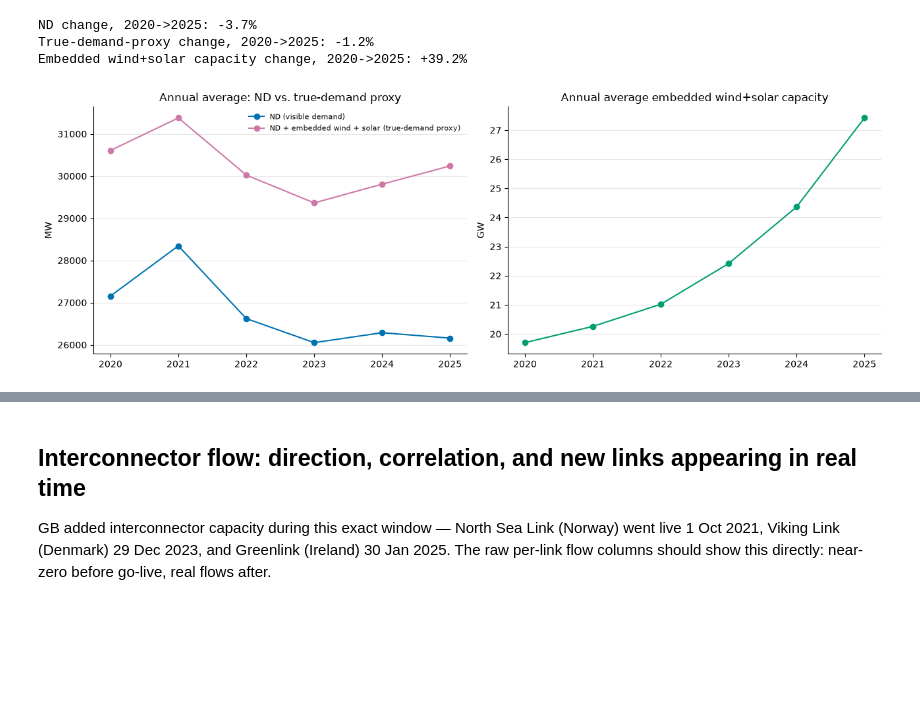
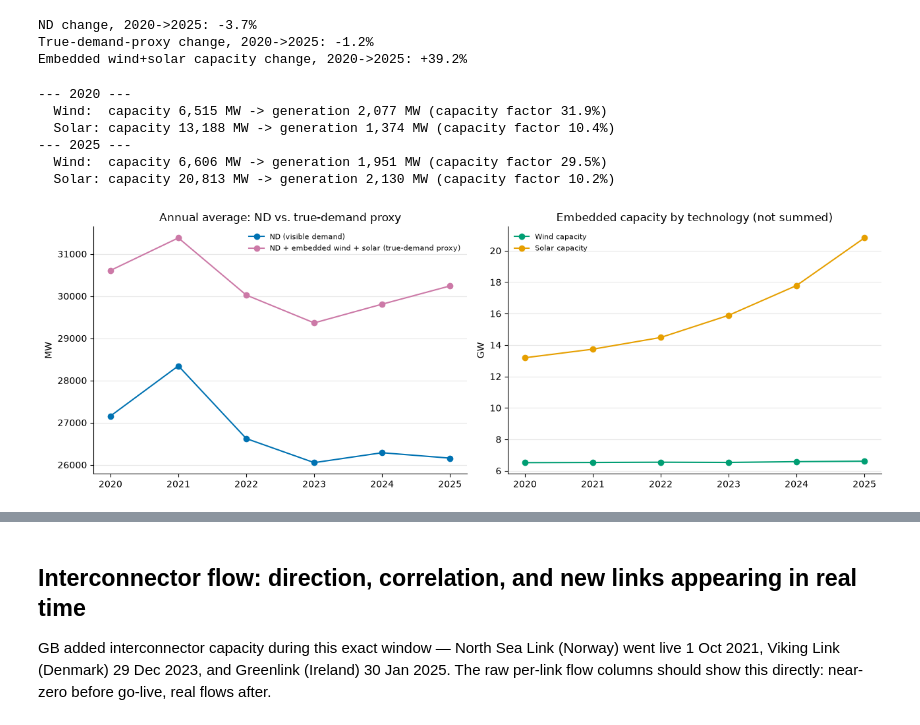
Before and after one commit to sid-lpcd/energy_demand_forecast, a Jupyter notebook: notebooks/01_explore_raw_data.ipynb, the cells around one changed output, grey strips where cells are left out. Cells and saved outputs as stored; diff of their text form; code cells hidden in the pictures; blank space fills up the shorter version.

```diff
--- a/notebooks/01_explore_raw_data.ipynb
+++ b/notebooks/01_explore_raw_data.ipynb
@@ -289,24 +289,45 @@ print(f"Embedded wind+solar capacity change, 2020->2025: {capacity_change:+.1f}%
 ND change, 2020->2025: -3.7%
 True-demand-proxy change, 2020->2025: -1.2%
 Embedded wind+solar capacity change, 2020->2025: +39.2%
+# %%
+for year in [2020, 2025]:
+    yr = df[df.index.year == year]
+    wind_cap = yr["EMBEDDED_WIND_CAPACITY"].mean()
+    wind_gen = yr["EMBEDDED_WIND_GENERATION"].mean()
+    solar_cap = yr["EMBEDDED_SOLAR_CAPACITY"].mean()
+    solar_gen = yr["EMBEDDED_SOLAR_GENERATION"].mean()
+    print(f"--- {year} ---")
+    print(f"  Wind:  capacity {wind_cap:,.0f} MW -> generation {wind_gen:,.0f} MW (capacity factor {wind_gen/wind_cap*100:.1f}%)")
+    print(f"  Solar: capacity {solar_cap:,.0f} MW -> generation {solar_gen:,.0f} MW (capacity factor {solar_gen/solar_cap*100:.1f}%)")
+# %% [output]
+--- 2020 ---
+  Wind:  capacity 6,515 MW -> generation 2,077 MW (capacity factor 31.9%)
+  Solar: capacity 13,188 MW -> generation 1,374 MW (capacity factor 10.4%)
+--- 2025 ---
+  Wind:  capacity 6,606 MW -> generation 1,951 MW (capacity factor 29.5%)
+  Solar: capacity 20,813 MW -> generation 2,130 MW (capacity factor 10.2%)
 # %%
 fig, axes = plt.subplots(1, 2, figsize=(13, 4.5))
 
 axes[0].plot(annual_nd.index, annual_nd.values, color=PALETTE["demand"], marker="o", label="ND (visible demand)")
 axes[0].plot(annual_true.index, annual_true.values, color="#CC79A7",
              marker="o", label="ND + embedded wind + solar (true-demand proxy)")
 axes[0].set_title("Annual average: ND vs. true-demand proxy")
 axes[0].set_ylabel("MW")
 axes[0].legend(frameon=False, fontsize=8)
 
-axes[1].plot(annual_capacity.index, annual_capacity.values / 1000, color=PALETTE["wind"], marker="o")
-axes[1].set_title("Annual average embedded wind+solar capacity")
+annual_wind_capacity = df["EMBEDDED_WIND_CAPACITY"].groupby(df.index.year).mean() / 1000
+annual_solar_capacity = df["EMBEDDED_SOLAR_CAPACITY"].groupby(df.index.year).mean() / 1000
+axes[1].plot(annual_wind_capacity.index, annual_wind_capacity.values, color=PALETTE["wind"], marker="o", label="Wind capacity")
+axes[1].plot(annual_solar_capacity.index, annual_solar_capacity.values, color=PALETTE["solar"], marker="o", label="Solar capacity")
+axes[1].set_title("Embedded capacity by technology (not summed)")
 axes[1].set_ylabel("GW")
+axes[1].legend(frameon=False, fontsize=8)
 
 for ax in axes:
     ax.spines[["top", "right"]].set_visible(False)
     ax.grid(axis="y", alpha=0.3)
 fig.tight_layout()
 # %% [output]
-[figure, old version]
+[figure, new version]
 # %% [markdown]
```
Also changed, not shown: parts of 1 cell of this notebook, 1 other file.
